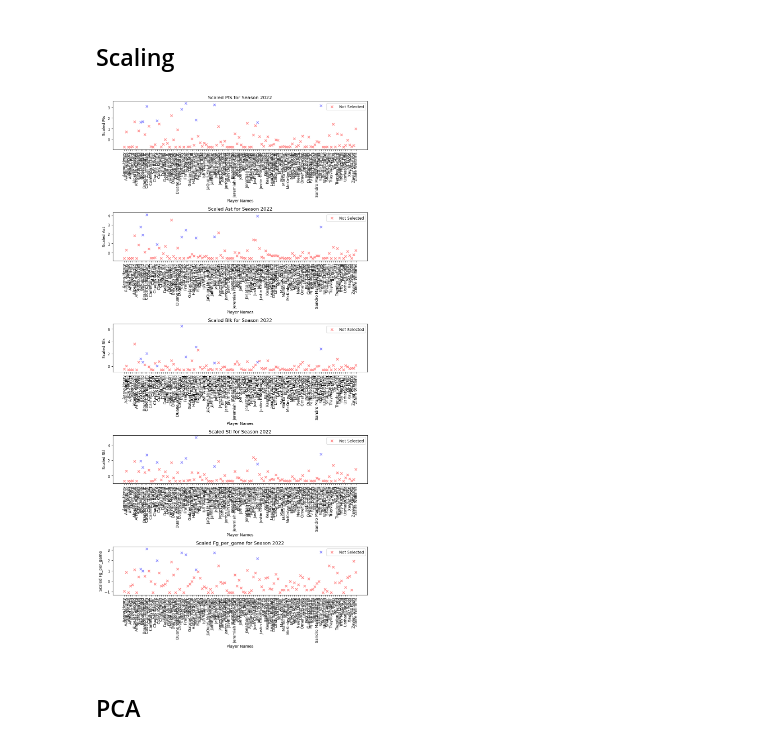
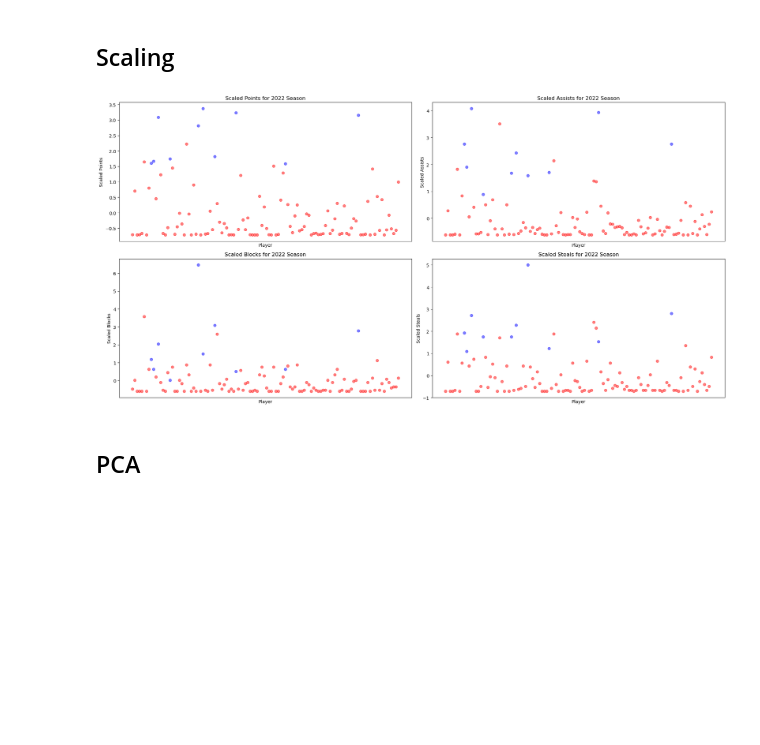
Before and after one commit to Matthew4335/MLProject, a Jupyter notebook: ProjectCode/projectcode-checkpoint.ipynb, the cells around one changed output. Drawn from its saved outputs; the diff is of its cells as text; code cells hidden in the pictures; blank space fills up the shorter version.

```diff
--- a/ProjectCode/projectcode-checkpoint.ipynb
+++ b/ProjectCode/projectcode-checkpoint.ipynb
@@ -184,54 +175,64 @@ from sklearn.preprocessing import StandardScaler
 end_of_season_teams = pd.read_csv("data/EndofSeasonTeams.csv")
 
 player_per_game_filtered = player_per_game
 player_totals_filtered = player_totals
 
 player_stats_merged = pd.merge(player_per_game_filtered, player_totals_filtered, on='player_id', suffixes=('_per_game', '_totals'))
 
 end_of_season_teams_filtered = end_of_season_teams[end_of_season_teams['type'] == 'All-Rookie'][['player', 'season']]
 
 player_stats_with_rookie_selection = pd.merge(
     player_stats_merged,
     end_of_season_teams_filtered,
     how='left',
     on=['player', 'season'],
     indicator=True  # Adds a column '_merge' indicating the source of each row
 )
 player_stats_with_rookie_selection['selected_for_all_rookie'] = player_stats_with_rookie_selection['_merge'] == 'both'
 
-visual_data_2022 = player_stats_with_rookie_selection[player_stats_with_rookie_selection['season'] == 2022]
+visual_data_training = player_stats_with_rookie_selection[player_stats_with_rookie_selection['season'] == 2022]
+visual_data_training = visual_data_training[visual_data_training['season'] == 2022]
 
-visual_data_2021 = player_stats_with_rookie_selection[player_stats_with_rookie_selection['season'] == 2021]
 
-adjusted_stats_columns = ['pts', 'ast', 'blk', 'stl', 'fg_per_game']
+visual_data_2019 = player_stats_with_rookie_selection[player_stats_with_rookie_selection['season'] == 2019]
+
+adjusted_stats_columns = ['pts', 'ast', 'blk', 'stl', 'fg_per_game', 'x3p']
 
 scaler = StandardScaler()
-scaled_stats_2022 = scaler.fit_transform(visual_data_2022[adjusted_stats_columns])
-scaled_stats_df_2022 = pd.DataFrame(scaled_stats_2022, columns=adjusted_stats_columns, index=visual_data_2022.index)
-visual_data_2022.loc[:, adjusted_stats_columns] = scaled_stats_df_2022
+scaled_stats_training = scaler.fit_transform(visual_data_training[adjusted_stats_columns])
+scaled_stats_df_training = pd.DataFrame(scaled_stats_training, columns=adjusted_stats_columns, index=visual_data_training.index)
+visual_data_training.loc[:, adjusted_stats_columns] = scaled_stats_df_training
 
 scaler = StandardScaler()
-scaled_stats_2021 = scaler.fit_transform(visual_data_2021[adjusted_stats_columns])
-scaled_stats_df_2021 = pd.DataFrame(scaled_stats_2021, columns=adjusted_stats_columns, index=visual_data_2021.index)
-visual_data_2021.loc[:, adjusted_stats_columns] = scaled_stats_df_2021
+scaled_stats_2019 = scaler.fit_transform(visual_data_2019[adjusted_stats_columns])
+scaled_stats_df_2019 = pd.DataFrame(scaled_stats_2019, columns=adjusted_stats_columns, index=visual_data_2019.index)
+visual_data_2019.loc[:, adjusted_stats_columns] = scaled_stats_df_2019
 
-colors = ['blue' if x else 'red' for x in visual_data_2022['selected_for_all_rookie']]
+colors = ['blue' if x else 'red' for x in visual_data_training['selected_for_all_rookie']]
 
-fig, axs = plt.subplots(len(adjusted_stats_columns), figsize=(10, 20))
+fig, axs = plt.subplots(2, 2, figsize=(20, 10))
+labels = {
+    "pts":"Points",
+    "ast":"Assists",
+    "blk":"Blocks",
+    "stl":"Steals"
+}
+adjusted_stats_columns = ['pts', 'ast', 'blk', 'stl']
+for i, stat in enumerate(adjusted_stats_columns):
+    row = i // 2
+    col = i % 2
+    axs[row][col].scatter(visual_data_training['player'], visual_data_training[stat], c = colors, alpha=0.5)
+    axs[row][col].set_title(f'Scaled {labels[stat]} for 2022 Season')
+    axs[row][col].set_xlabel('Player')
+    axs[row][col].set_xticks([])
+    axs[row][col].set_ylabel(f'Scaled {labels[stat]}')
+    axs[row][col].tick_params(axis='x', rotation=90)
 
-for i, stat in enumerate(adjusted_stats_columns):
-    axs[i].scatter(visual_data_2022['player'], visual_data_2022[stat], c=colors, marker='x', alpha=0.5)
-    axs[i].set_title(f'Scaled {stat.capitalize()} for Season 2022')
-    axs[i].set_xlabel('Player Names')
-    axs[i].set_ylabel(f'Scaled {stat.capitalize()}')
-    axs[i].legend(["Not Selected", "Selected"], loc="best")
-    axs[i].tick_params(axis='x', rotation=90)
-
-
+plt.savefig("ScaledStats.jpg")
 plt.tight_layout()
 plt.show()
 # %% [output]
-[figure, old version]
+[figure, new version]
 # %% [markdown]
 ## PCA
 # %%
```
Also changed, not shown: parts of 18 cells of this notebook, 32 other files.
